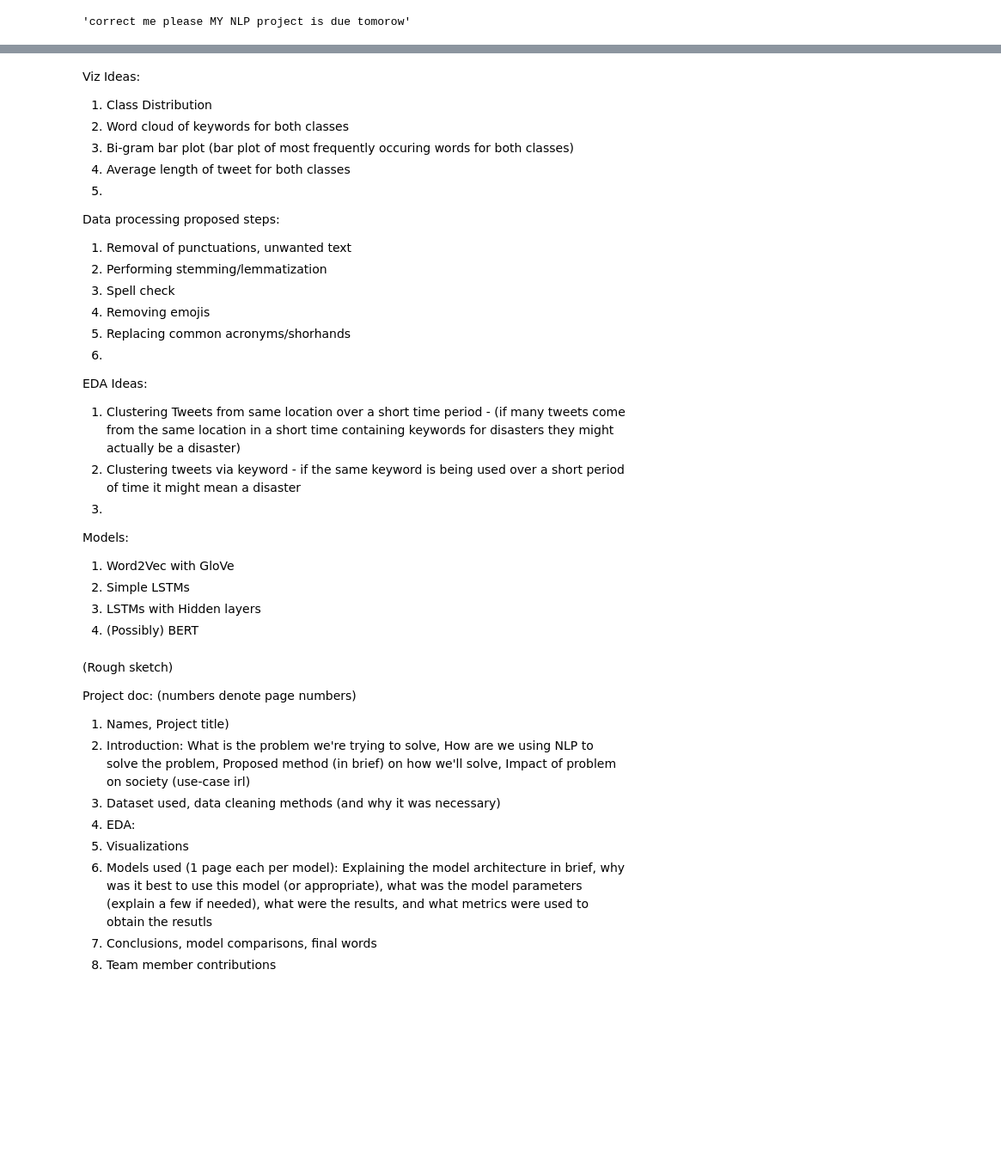
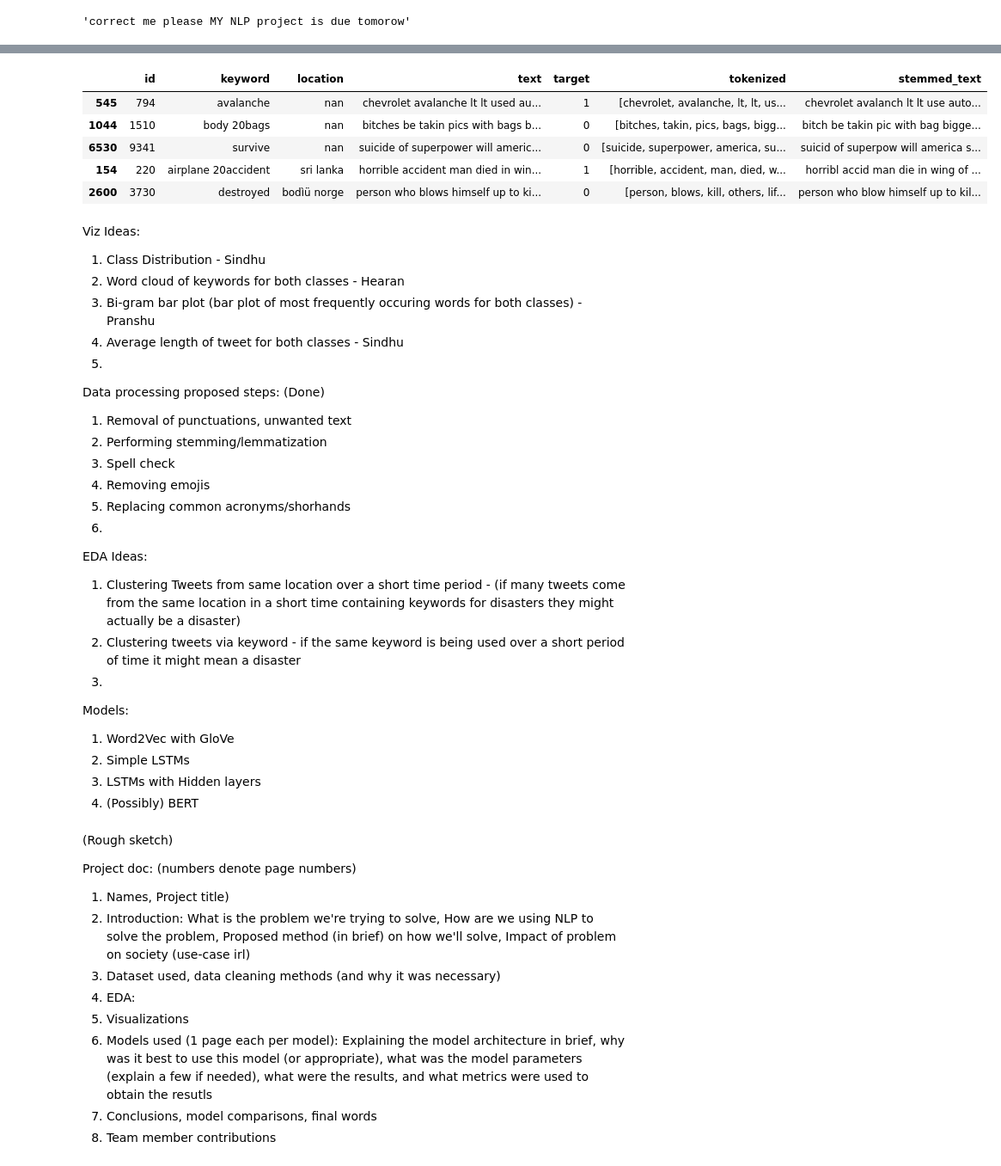
Before and after one commit to pranshudiwan/NLP_CS_6200, a Jupyter notebook: NLP_test.ipynb, the cells around one changed output, grey strips where cells are left out. Shown at 86% size. Drawn from its saved outputs; the diff is of its cells as text; code cells hidden in the pictures; blank space fills up the shorter version.

```diff
--- a/NLP_test.ipynb
+++ b/NLP_test.ipynb
@@ -437,0 +453,2 @@ train["text"] = train["text"].str.replace(r'\b\w\b','').str.replace(r'\s+', ' ')
+# %%
+train['tokenized'] = tokenizer(train["text"])
@@ -438,12 +475,44 @@ train["text"] = train["text"].str.replace(r'\b\w\b','').str.replace(r'\s+', ' ')
+# %%
+def stem(unstemmed_list):
+  ps = PorterStemmer()
+
+  final_stemmed_list = []
+
+  for i in range(len(unstemmed_list)):
+    sentence = unstemmed_list[i]
+    #print(sentence)
+    words = word_tokenize(sentence)
+    stemmed_list = []
+    for w in words:
+        stemmed_list.append(ps.stem(w))
+    stemmed_list = ' '.join(stemmed_list)
+    final_stemmed_list.append(stemmed_list)
+
+  return final_stemmed_list
+# %%
+unstemmed_list = train['text'].tolist()
+train['stemmed_text'] = stem(unstemmed_list)
+# %%
+#Removing digits
+train['stemmed_text'] = train['stemmed_text'].str.replace('\d+', '')
+# %%
+train.sample(5)
+# %% [output]
+|  | id | keyword | location | text | target | tokenized | stemmed_text |
+| 545 | 794 | avalanche | nan | chevrolet avalanche lt lt used au... | 1 | [chevrolet, avalanche, lt, lt, us... | chevrolet avalanch lt lt use auto... |
+| 1044 | 1510 | body 20bags | nan | bitches be takin pics with bags b... | 0 | [bitches, takin, pics, bags, bigg... | bitch be takin pic with bag bigge... |
+| 6530 | 9341 | survive | nan | suicide of superpower will americ... | 0 | [suicide, superpower, america, su... | suicid of superpow will america s... |
+| 154 | 220 | airplane 20accident | sri lanka | horrible accident man died in win... | 1 | [horrible, accident, man, died, w... | horribl accid man die in wing of ... |
+| 2600 | 3730 | destroyed | bodìü norge | person who blows himself up to ki... | 0 | [person, blows, kill, others, lif... | person who blow himself up to kil... |
 # %% [markdown]
 Viz Ideas:
-1. Class Distribution
-2. Word cloud of keywords for both classes
-3. Bi-gram bar plot (bar plot of most frequently occuring words for both classes)
-4. Average length of tweet for both classes
+1. Class Distribution - Sindhu
+2. Word cloud of keywords for both classes - Hearan
+3. Bi-gram bar plot (bar plot of most frequently occuring words for both classes) - Pranshu
+4. Average length of tweet for both classes - Sindhu
 5.
 
-Data processing proposed steps:
+Data processing proposed steps: (Done)
 1. Removal of punctuations, unwanted text
 2. Performing stemming/lemmatization
 3. Spell check
```
Also changed, not shown: parts of 12 cells of this notebook.
